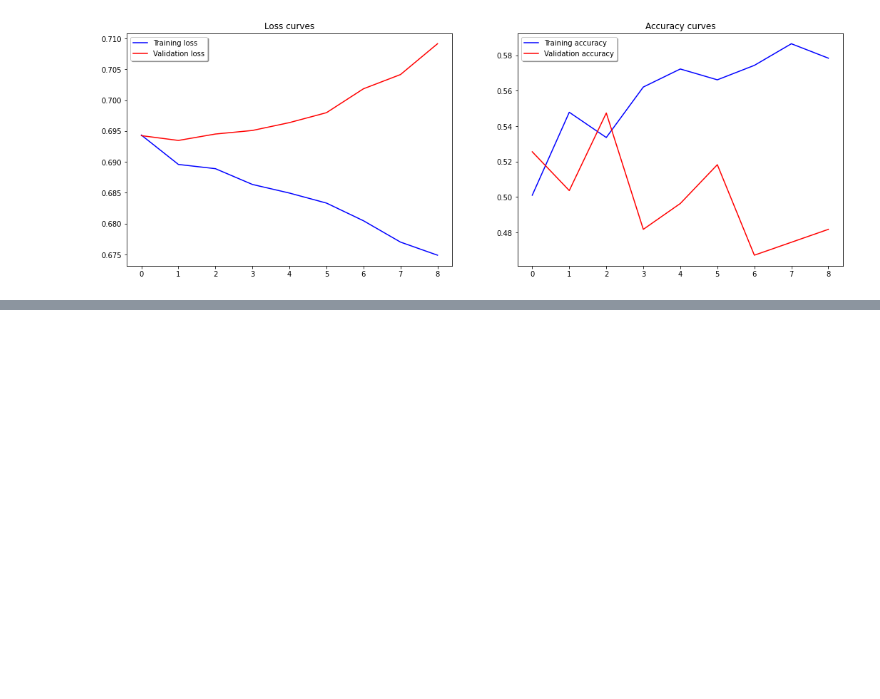
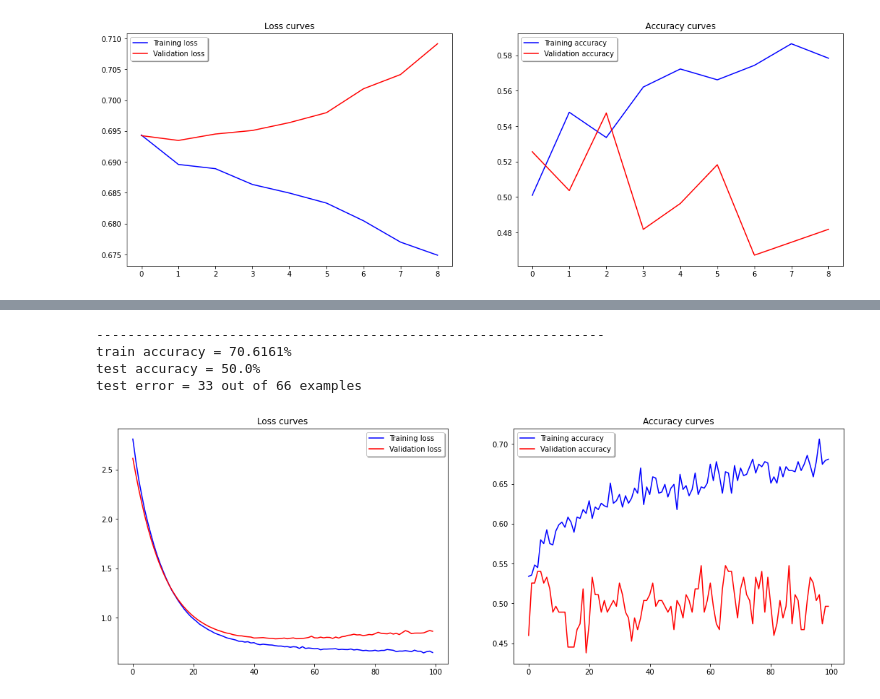
Before and after one commit to fabcabrera/Stock-Predictions, a Jupyter notebook: Fabrizio/Netflix_Stock_Prediction.ipynb, the cells around one changed output, grey strips where cells are left out. Saved outputs shown, nothing was run; the diff lists cells and outputs as text; code cells hidden in the pictures; blank space fills up the shorter version.

```diff
--- a/Fabrizio/Netflix_Stock_Prediction.ipynb
+++ b/Fabrizio/Netflix_Stock_Prediction.ipynb
@@ -598,0 +598,5 @@ CNN inital model accuracy: 54.55%
+# %%
+# Normalize the data
+X_train = pd.DataFrame(Mscaler.fit_transform(X_train), columns = Ford.columns)
+X_val = pd.DataFrame(Mscaler.fit_transform(X_val), columns = Ford.columns)
+X_test = pd.DataFrame(Mscaler.fit_transform(X_test), columns = Ford.columns)
@@ -598,0 +692,7 @@ CNN inital model accuracy: 54.55%
+# %%
+# Compile Model
+model.compile(loss='binary_crossentropy',
+              metrics=['accuracy'],
+              optimizer="adam")
+
+print(model.summary())
@@ -598,0 +717,16 @@ CNN inital model accuracy: 54.55%
+# %%
+# Fit model
+lr_decay = ReduceLROnPlateau(monitor='loss',
+                             patience=1, verbose=0,
+                             factor=0.5, min_lr=1e-8)
+# Define Early Stopping:
+early_stop = EarlyStopping(monitor='val_acc', min_delta=0,
+                           patience=30, verbose=1, mode='auto',
+                           baseline=0, restore_best_weights=True)
+# Train the model.
+# The dataset is small for NN - let's use test_data for validation
+
+history = model.fit(X_train_1, train_5w,
+                    epochs=100,
+                    batch_size=50,
+                    validation_data=(X_val_1, val_5w))
@@ -598,0 +751,29 @@ CNN inital model accuracy: 54.55%
+# %%
+# Evaluate the model:
+train_loss, train_acc = model.evaluate(X_train_1, train_5w,
+                                       batch_size=M_TRAIN, verbose=0)
+test_loss, test_acc = model.evaluate(X_test_1, test_5w,
+                                     batch_size=M_TEST, verbose=0)
+print('-'*65)
+print(f'train accuracy = {round(train_acc * 100, 4)}%')
+print(f'test accuracy = {round(test_acc * 100, 4)}%')
+print(f'test error = {round((1 - test_acc) * M_TEST)} out of {M_TEST} examples')
+# %% [output]
+-----------------------------------------------------------------
+train accuracy = 70.6161%
+test accuracy = 50.0%
+test error = 33 out of 66 examples
+# %%
+# Plot the loss and accuracy curves over epochs:
+fig, axs = plt.subplots(nrows=1, ncols=2, figsize=(18,6))
+axs[0].plot(history.history['loss'], color='b', label='Training loss')
+axs[0].plot(history.history['val_loss'], color='r', label='Validation loss')
+axs[0].set_title("Loss curves")
+axs[0].legend(loc='best', shadow=True)
+axs[1].plot(history.history['accuracy'], color='b', label='Training accuracy')
+axs[1].plot(history.history['val_accuracy'], color='r', label='Validation accuracy')
+axs[1].set_title("Accuracy curves")
+axs[1].legend(loc='best', shadow=True)
+plt.show()
+# %% [output]
+[figure, added]
```
Also changed, not shown: parts of 26 cells of this notebook.
